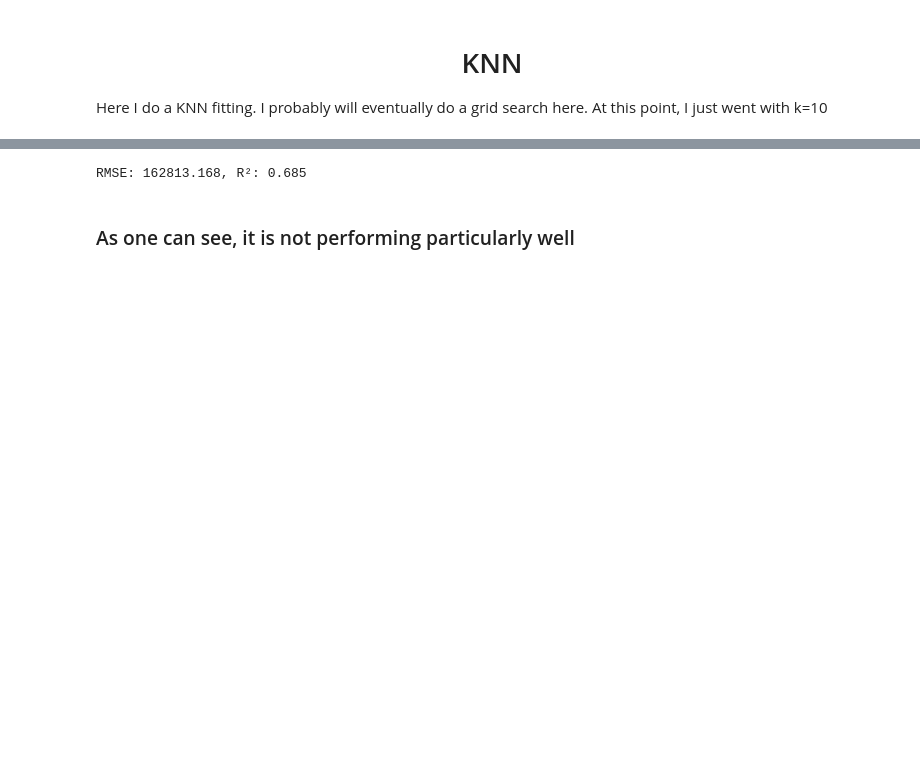
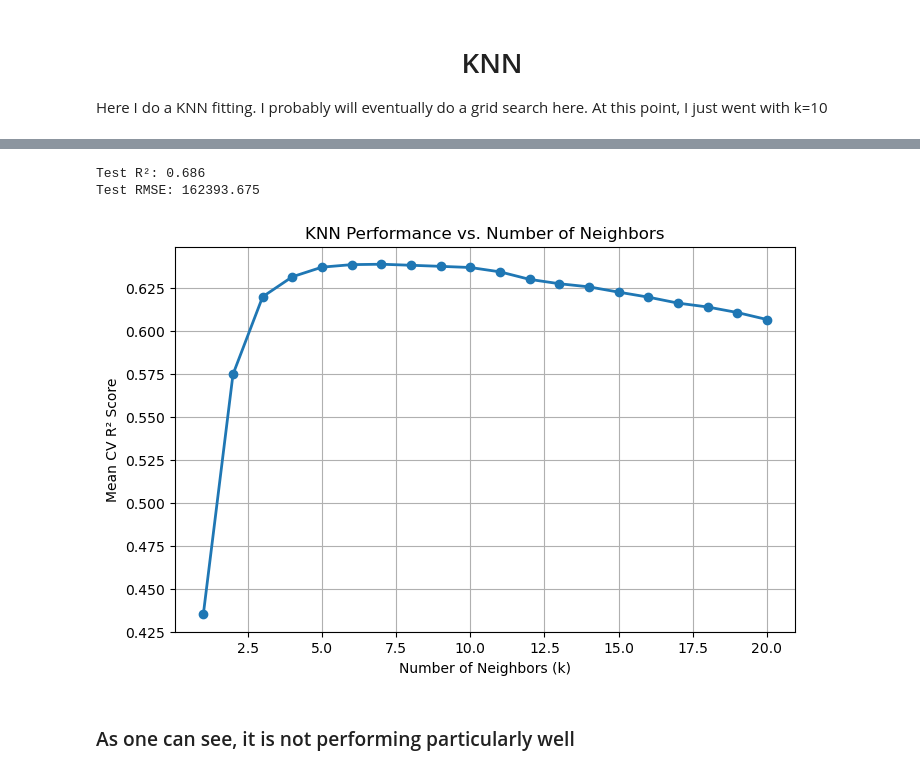
Before and after one commit to aarschne/UN5550finalproject, a Jupyter notebook: ML.ipynb, the cells around one changed output, grey strips where cells are left out. Drawn from its saved outputs; the diff is of its cells as text; code cells hidden in the pictures; blank space fills up the shorter version.

Commit message:
Added KNN grid search

```diff
--- a/ML.ipynb
+++ b/ML.ipynb
@@ -584,7 +587,12 @@ RMSE: 151423.782, R²: 0.727
 
 Here I do a KNN fitting. I probably will eventually do a grid search here. At this point, I just went with k=10
 # %%
-# set up the KNN pipeline
+# set up the KNN pipeline with a parameter grid and a search space
+param_grid = {
+    "knn__n_neighbors": list(range(1, 21))
+}
+
+#set up the KNN pipeline
 knn_pipe = Pipeline([
     ("tv", TableVectorizer()),
     ("impute", KNNImputer(n_neighbors=5)),
@@ -595,7 +603,16 @@ knn_pipe = Pipeline([
         metric="minkowski", p=2
     ))
 ])
+
+knn_grid = GridSearchCV(
+    knn_pipe,
+    param_grid=param_grid,
+    cv=5,
+    scoring="r2",
+    n_jobs=-1,
+    verbose=False
+)
 # %%
 # fit the KNN model
-knn_pipe.fit(X_train, y_train)
+knn_grid.fit(X_train, y_train)
 # %% [output]
@@ -611,9 +636,27 @@ y_pred = knn_pipe.predict(X_test)
 rmse = np.sqrt(mean_squared_error(y_test, y_pred))
 r2 = r2_score(y_test, y_pred)
 
-print(f"RMSE: {rmse:.3f}, R²: {r2:.3f}")
+print(f"Test R²: {r2:.3f}")
+print(f"Test RMSE: {rmse:.3f}")
 # %% [output]
-RMSE: 162813.168, R²: 0.685
+Test R²: 0.686
+Test RMSE: 162393.675
+# %%
+# take the results for all the k values
+results = knn_grid.cv_results_
+k_values = results["param_knn__n_neighbors"].data
+mean_scores = results["mean_test_score"]
+# %%
+# graph the results
+plt.figure(figsize=(8,5))
+plt.plot(k_values, mean_scores, marker="o", linestyle="-", linewidth=2)
+plt.xlabel("Number of Neighbors (k)")
+plt.ylabel("Mean CV R² Score")
+plt.title("KNN Performance vs. Number of Neighbors")
+plt.grid(True)
+plt.show()
+# %% [output]
+[figure, added]
 # %% [markdown]
 ### As one can see, it is not performing particularly well
 # %% [markdown]
```
Also changed, not shown: parts of 27 cells of this notebook.
